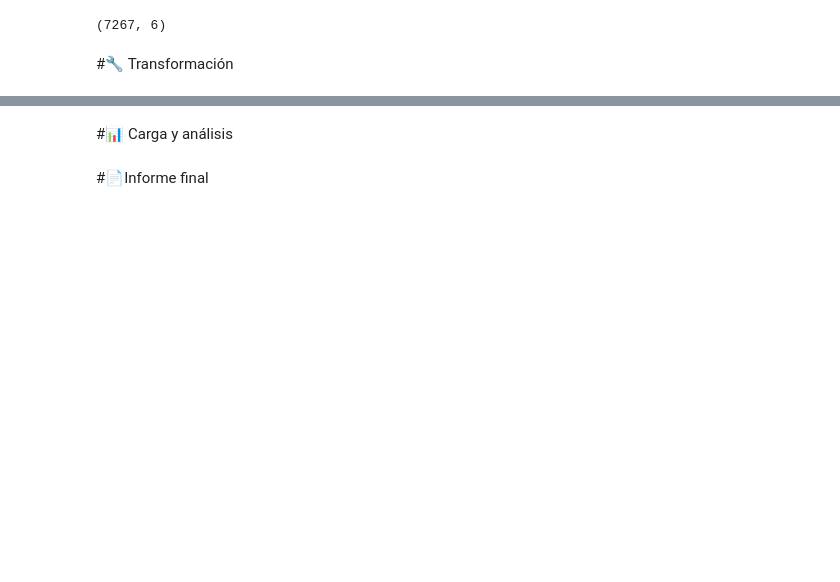
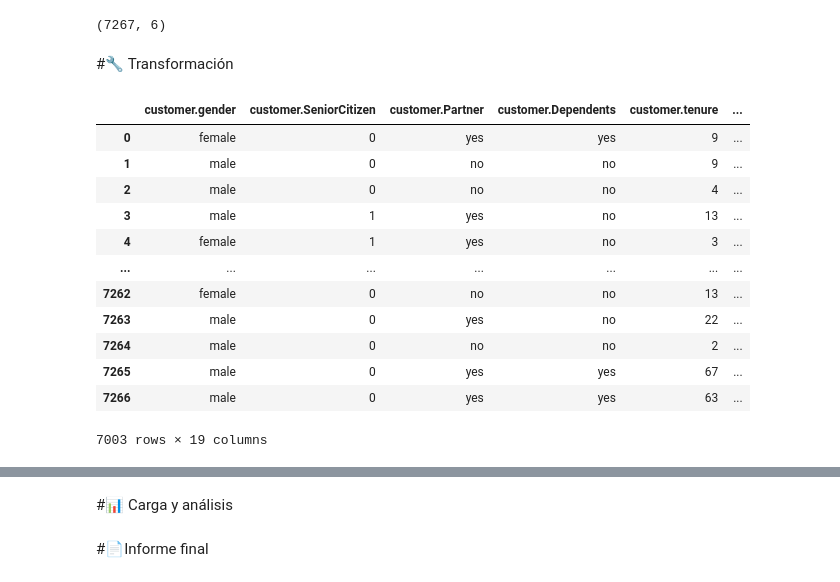
Before and after one commit to Lucas-Jimenez-uribe/telecom_x, a Jupyter notebook: TelecomX_LATAM.ipynb, the cells around one changed output, grey strips where cells are left out. Cells and saved outputs as stored; diff of their text form; code cells hidden in the pictures; blank space fills up the shorter version.

```diff
--- a/TelecomX_LATAM.ipynb
+++ b/TelecomX_LATAM.ipynb
@@ -20,5 +21,21 @@ df.shape
 (7267, 6)
 # %% [markdown]
 #🔧 Transformación
+# %%
+df
+# %% [output]
+|  | customer.gender | customer.SeniorCitizen | customer.Partner | customer.Dependents | customer.tenure | ... |
+| 0 | female | 0 | yes | yes | 9 | ... |
+| 1 | male | 0 | no | no | 9 | ... |
+| 2 | male | 0 | no | no | 4 | ... |
+| 3 | male | 1 | yes | no | 13 | ... |
+| 4 | female | 1 | yes | no | 3 | ... |
+| ... | ... | ... | ... | ... | ... | ... |
+| 7262 | female | 0 | no | no | 13 | ... |
+| 7263 | male | 0 | yes | no | 22 | ... |
+| 7264 | male | 0 | no | no | 2 | ... |
+| 7265 | male | 0 | yes | yes | 67 | ... |
+| 7266 | male | 0 | yes | yes | 63 | ... |
+7003 rows × 19 columns
 # %%
 df.info()
```
Also changed, not shown: parts of 15 cells of this notebook.
